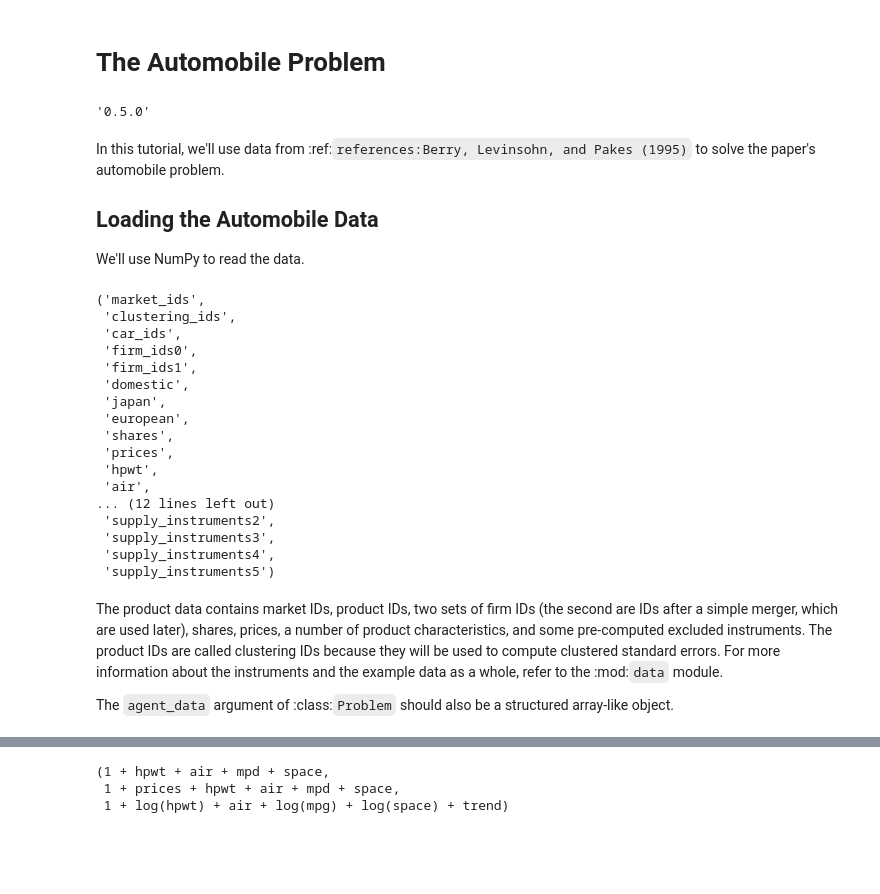
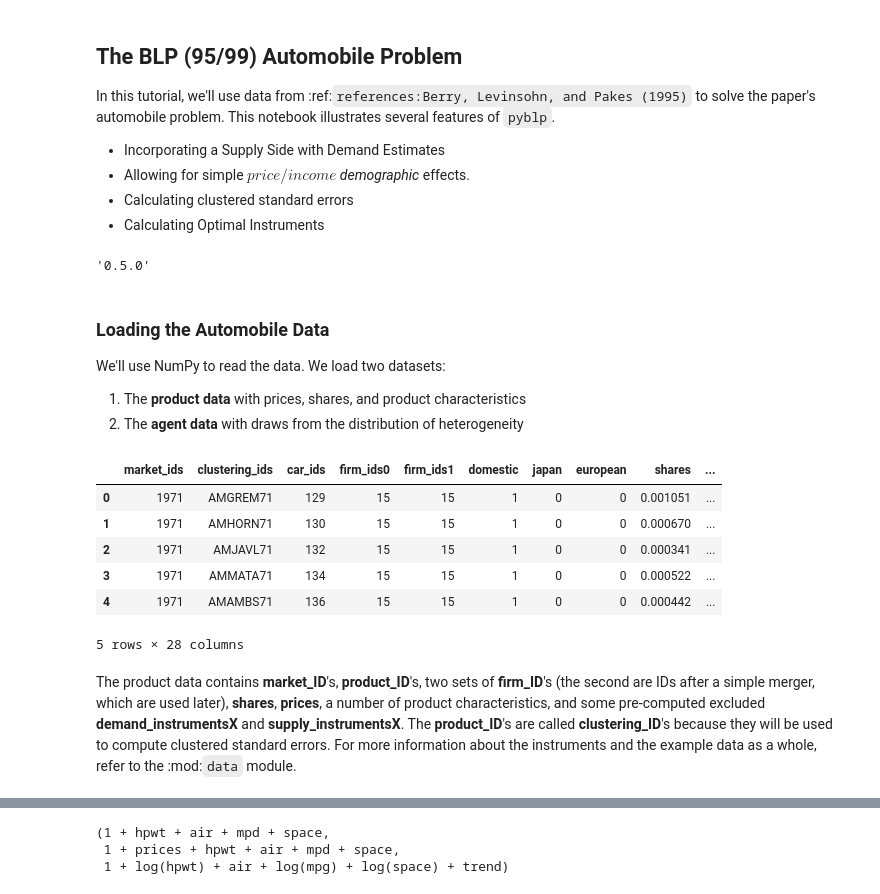
Before and after one commit to jeffgortmaker/pyblp, a Jupyter notebook: docs/notebooks/tutorial/blp.ipynb, the cells around one changed output, grey strips where cells are left out. Cells and saved outputs as stored; diff of their text form; code cells hidden in the pictures; blank space fills up the shorter version.

Commit message:
Updated BLP, Nevo, Logit notebooks

```diff
--- a/docs/notebooks/tutorial/blp.ipynb
+++ b/docs/notebooks/tutorial/blp.ipynb
@@ -1,5 +1,10 @@
-# %% [markdown]
-# The Automobile Problem
+# %% [markdown]
+## The BLP (95/99) Automobile Problem
+In this tutorial, we'll use data from :ref:`references:Berry, Levinsohn, and Pakes (1995)` to solve the paper's automobile problem. This notebook illustrates several features of `pyblp`.
+- Incorporating a Supply Side with Demand Estimates
+- Allowing for simple $price/income$ _demographic_ effects.
+- Calculating clustered standard errors
+- Calculating Optimal Instruments
 # %%
 import pyblp
 import numpy as np
@@ -10,35 +16,21 @@ np.set_printoptions(precision=2, threshold=10, linewidth=100)
 pyblp.__version__
 # %% [output]
 '0.5.0'
-# %% [markdown]
-In this tutorial, we'll use data from :ref:`references:Berry, Levinsohn, and Pakes (1995)` to solve the paper's automobile problem.
-
-
-## Loading the Automobile Data
-
-We'll use NumPy to read the data.
+# %% [markdown]
+### Loading the Automobile Data
+We'll use NumPy to read the data. We load two datasets:
+1. The __product data__ with prices, shares, and product characteristics
+2. The __agent data__ with draws from the distribution of heterogeneity
 # %%
 product_data = np.recfromcsv(pyblp.data.BLP_PRODUCTS_LOCATION, encoding='utf-8')
-product_data.dtype.names
+pd.DataFrame(product_data).head()
 # %% [output]
+|  | market_ids | clustering_ids | car_ids | firm_ids0 | firm_ids1 | domestic | japan | european | shares | ... |
+| 0 | 1971 | AMGREM71 | 129 | 15 | 15 | 1 | 0 | 0 | 0.001051 | ... |
+| 1 | 1971 | AMHORN71 | 130 | 15 | 15 | 1 | 0 | 0 | 0.000670 | ... |
+| 2 | 1971 | AMJAVL71 | 132 | 15 | 15 | 1 | 0 | 0 | 0.000341 | ... |
+| 3 | 1971 | AMMATA71 | 134 | 15 | 15 | 1 | 0 | 0 | 0.000522 | ... |
+| 4 | 1971 | AMAMBS71 | 136 | 15 | 15 | 1 | 0 | 0 | 0.000442 | ... |
-('market_ids',
- 'clustering_ids',
- 'car_ids',
- 'firm_ids0',
- 'firm_ids1',
- 'domestic',
- 'japan',
- 'european',
- 'shares',
- 'prices',
- 'hpwt',
- 'air',
-... (12 lines left out)
- 'supply_instruments2',
- 'supply_instruments3',
- 'supply_instruments4',
- 'supply_instruments5')
+5 rows × 28 columns
 # %% [markdown]
-The product data contains market IDs, product IDs, two sets of firm IDs (the second are IDs after a simple merger, which are used later), shares, prices, a number of product characteristics, and some pre-computed excluded instruments. The product IDs are called clustering IDs because they will be used to compute clustered standard errors. For more information about the instruments and the example data as a whole, refer to the :mod:`data` module.
-
-The `agent_data` argument of :class:`Problem` should also be a structured array-like object.
+The product data contains __market_ID__'s, __product_ID__'s, two sets of __firm_ID__'s (the second are IDs after a simple merger, which are used later), __shares__, __prices__, a number of product characteristics, and some pre-computed excluded __demand_instrumentsX__ and __supply_instrumentsX__. The __product_ID__'s are called __clustering_ID__'s because they will be used to compute clustered standard errors. For more information about the instruments and the example data as a whole, refer to the :mod:`data` module.
```
Also changed, not shown: parts of 16 cells of this notebook, 2 other files.
